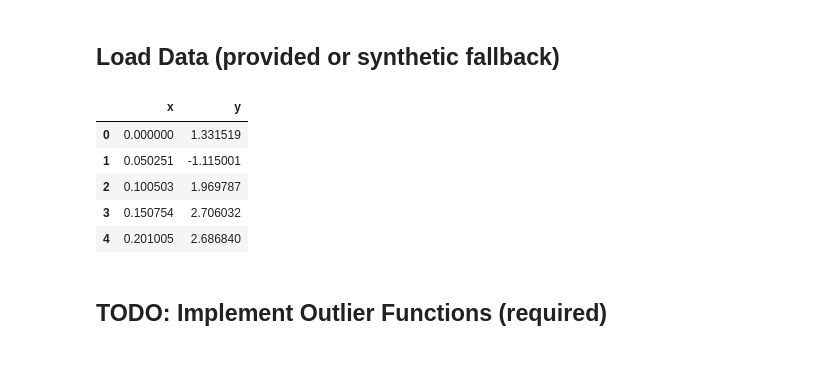
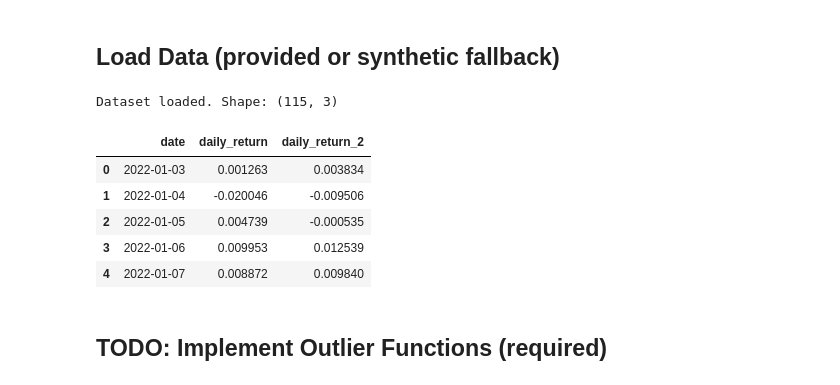
Before and after one commit to anmolsingh0219/bootcamp_anmol_singh, a Jupyter notebook: homework/stage07_outliers-risk-assumptions/notebooks/stage07_outliers-risk-assumptions_homework-starter.ipynb, the cells around one changed output. Cells and saved outputs as stored; diff of their text form; code cells hidden in the pictures.

Commit message:
Homework 7: Initial Commit

```diff
--- a/homework/stage07_outliers-risk-assumptions/notebooks/stage07_outliers-risk-assumptions_homework-starter.ipynb
+++ b/homework/stage07_outliers-risk-assumptions/notebooks/stage07_outliers-risk-assumptions_homework-starter.ipynb
@@ -83,23 +81,30 @@ np.random.seed(17)
 # %% [markdown]
 ## Load Data (provided or synthetic fallback)
 # %%
-data_path = Path('data/raw/outliers_homework.csv')
+# Load data
+data_path = Path('../data/raw/outliers_homework.csv')
+
 if data_path.exists():
     df = pd.read_csv(data_path)
+    df['date'] = pd.to_datetime(df['date'])
+    print(f"Dataset loaded. Shape: {df.shape}")
 else:
-    # Synthetic fallback: linear trend with noise and a few extremes
+    # Synthetic fallback
     x = np.linspace(0, 10, 200)
     y = 2.2 * x + 1 + np.random.normal(0, 1.2, size=x.size)
     y[10] += 15; y[120] -= 13; y[160] += 18
     df = pd.DataFrame({'x': x, 'y': y})
+    print("Using synthetic data")
+
 df.head()
 # %% [output]
+Dataset loaded. Shape: (115, 3)
-|  | x | y |
-| 0 | 0.000000 | 1.331519 |
-| 1 | 0.050251 | -1.115001 |
-| 2 | 0.100503 | 1.969787 |
-| 3 | 0.150754 | 2.706032 |
-| 4 | 0.201005 | 2.686840 |
+|  | date | daily_return | daily_return_2 |
+| 0 | 2022-01-03 | 0.001263 | 0.003834 |
+| 1 | 2022-01-04 | -0.020046 | -0.009506 |
+| 2 | 2022-01-05 | 0.004739 | -0.000535 |
+| 3 | 2022-01-06 | 0.009953 | 0.012539 |
+| 4 | 2022-01-07 | 0.008872 | 0.009840 |
 # %% [markdown]
 ## TODO: Implement Outlier Functions (required)
 # %%
```
Also changed, not shown: parts of 14 cells of this notebook, 1 other file.
